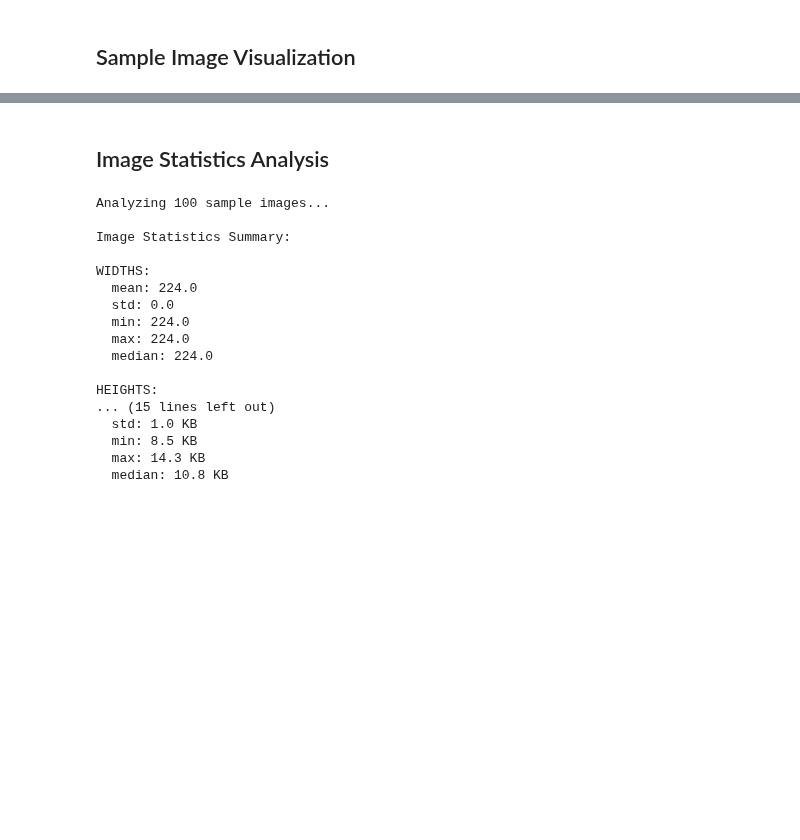
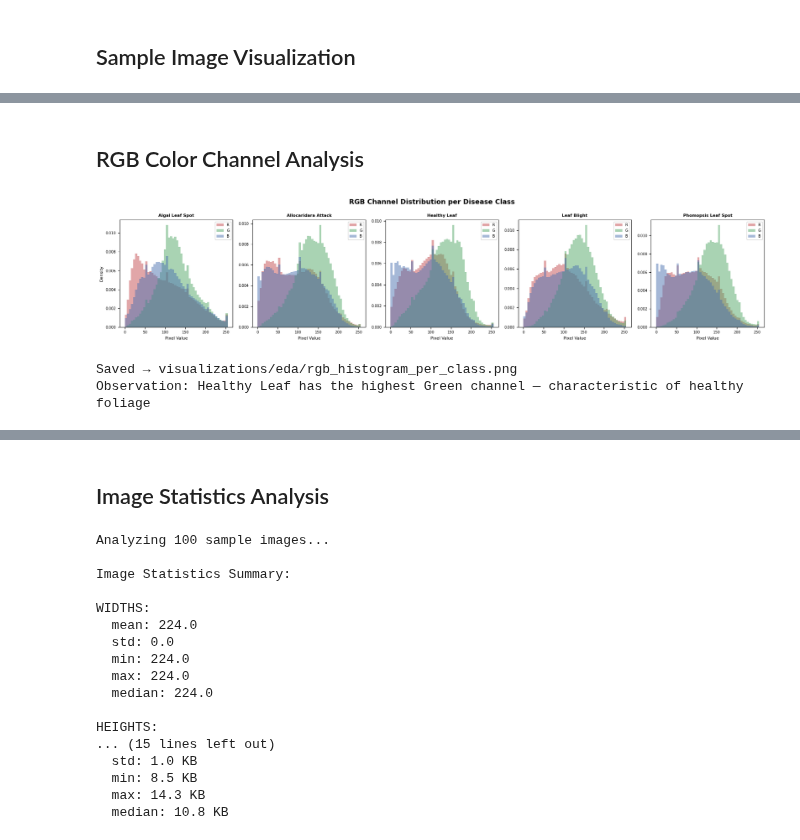
Before and after one commit to HieuDoan188/durian_leaf, a Jupyter notebook: notebooks/01-data-exploration.ipynb, the cells around one changed output, grey strips where cells are left out. Cells and saved outputs as stored; diff of their text form; code cells hidden in the pictures; blank space fills up the shorter version.

```diff
--- a/notebooks/01-data-exploration.ipynb
+++ b/notebooks/01-data-exploration.ipynb
@@ -204,0 +316,39 @@ else:
+# %% [markdown]
+## RGB Color Channel Analysis
+# %%
+fig, axes = plt.subplots(1, 5, figsize=(18, 4))
+fig.suptitle("RGB Channel Distribution per Disease Class", fontsize=13, fontweight="bold")
+
+raw_train_dir = Path(DATA_RAW_DIR) / "train"
+
+for col, (cname, clabel) in enumerate(zip(CLASS_NAMES, CLASS_LABELS)):
+    ax = axes[col]
+    img_dir = raw_train_dir / cname
+    imgs = sorted(img_dir.glob("*.jpg"))[:20] if img_dir.exists() else []
+    ch_data = [[], [], []]
+    for imgp in imgs:
+        try:
+            arr = np.array(Image.open(imgp).convert("RGB"))
+            for ch in range(3):
+                ch_data[ch].extend(arr[:, :, ch].flatten().tolist())
+        except:
+            pass
+    for ch, (d, c, n) in enumerate(zip(ch_data, ["#C44E52", "#55A868", "#4C72B0"], ["R", "G", "B"])):
+        if d:
+            ax.hist(d, bins=50, color=c, alpha=0.5, label=n, density=True)
+    ax.set_title(clabel, fontsize=8, fontweight="bold")
+    ax.set_xlabel("Pixel Value", fontsize=8)
+    if col == 0:
+        ax.set_ylabel("Density", fontsize=8)
+    ax.legend(fontsize=7)
+    ax.tick_params(labelsize=7)
+
+plt.tight_layout()
+plt.savefig(os.path.join(EDA_VIZ_DIR, "rgb_histogram_per_class.png"), dpi=150, bbox_inches="tight")
+plt.show()
+print("Saved → visualizations/eda/rgb_histogram_per_class.png")
+print("Observation: Healthy Leaf has the highest Green channel — characteristic of healthy foliage")
+# %% [output]
+[figure, added]
+Saved → visualizations/eda/rgb_histogram_per_class.png
+Observation: Healthy Leaf has the highest Green channel — characteristic of healthy foliage
```
Also changed, not shown: parts of 15 cells of this notebook.
